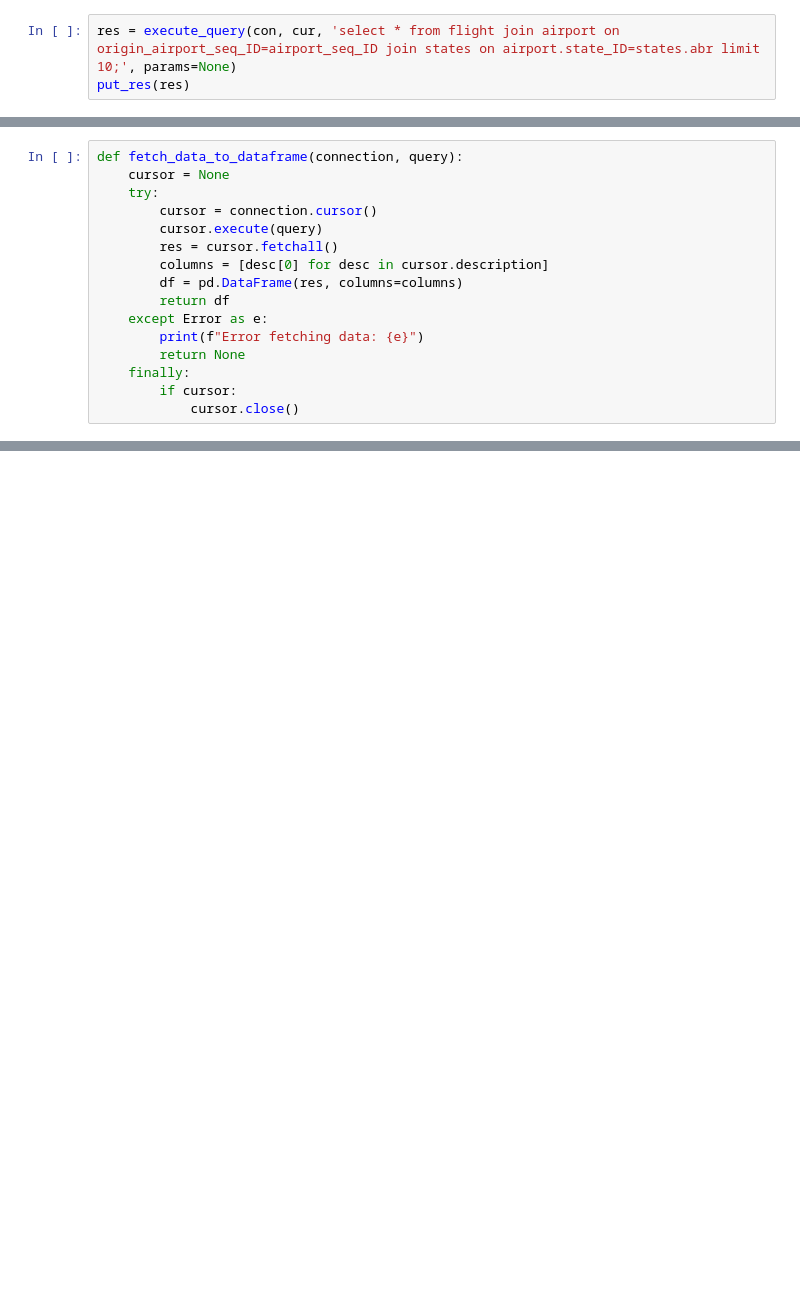
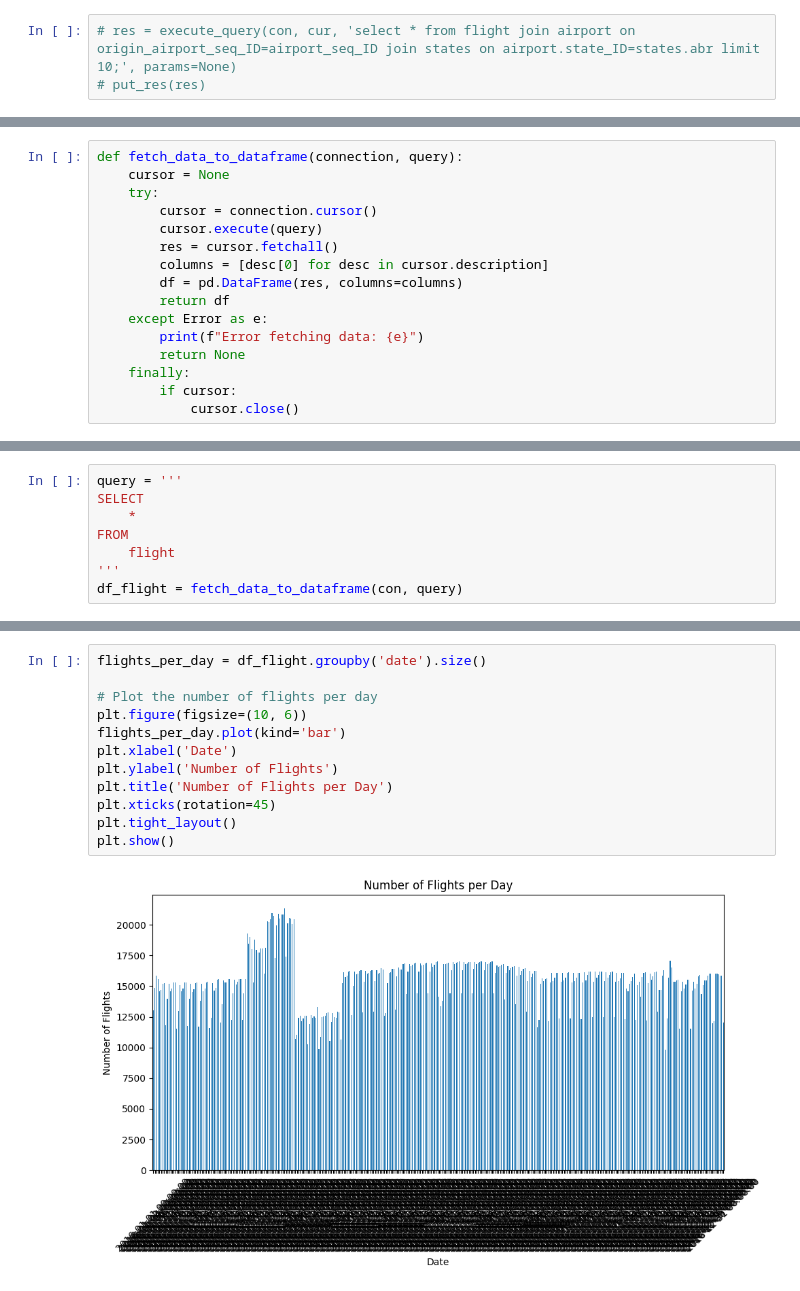
Before and after one commit to adibk/flight_delay_prediction, a Jupyter notebook: ipynb/eda/visualization.ipynb, the cells around one changed output, grey strips where cells are left out. Drawn from its saved outputs; the diff is of its cells as text; blank space fills up the shorter version.

```diff
--- a/ipynb/eda/visualization.ipynb
+++ b/ipynb/eda/visualization.ipynb
@@ -80,5 +84,5 @@ put_res(res)
 ('flight',)
 ('states',)
 # %%
-res = execute_query(con, cur, 'select * from flight join airport on origin_airport_seq_ID=airport_seq_ID join states on airport.state_ID=states.abr limit 10;', params=None)
-put_res(res)
+# res = execute_query(con, cur, 'select * from flight join airport on origin_airport_seq_ID=airport_seq_ID join states on airport.state_ID=states.abr limit 10;', params=None)
+# put_res(res)
@@ -148,0 +140,8 @@ Error fetching data: MySQL Connection not available.
+# %%
+query = '''
+SELECT
+    *
+FROM
+    flight
+'''
+df_flight = fetch_data_to_dataframe(con, query)
@@ -148,0 +374,14 @@ Error fetching data: MySQL Connection not available.
+# %%
+flights_per_day = df_flight.groupby('date').size()
+
+# Plot the number of flights per day
+plt.figure(figsize=(10, 6))
+flights_per_day.plot(kind='bar')
+plt.xlabel('Date')
+plt.ylabel('Number of Flights')
+plt.title('Number of Flights per Day')
+plt.xticks(rotation=45)
+plt.tight_layout()
+plt.show()
+# %% [output]
+[figure, added]
```
Also changed, not shown: parts of 42 cells of this notebook, 1 other file.
